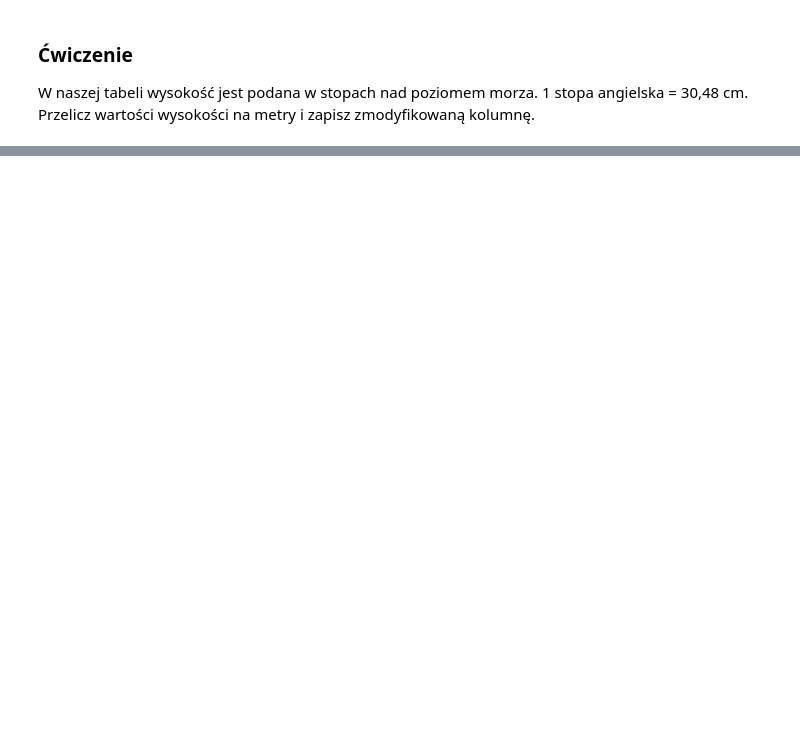
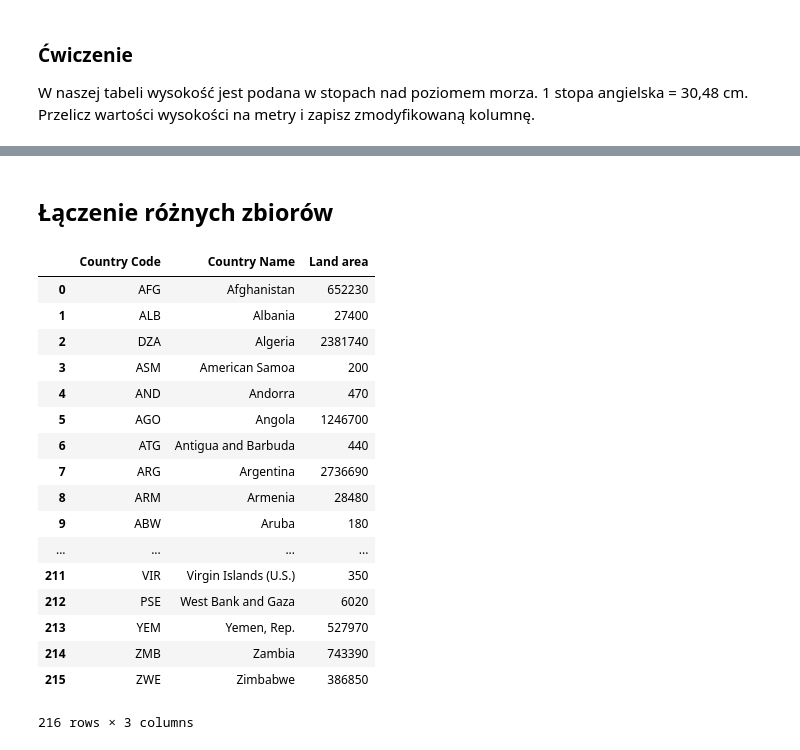
Before and after one commit to DELabUW/szkola-letnia-2015, a Jupyter notebook: zajecia/dzien1_open_flights_data.ipynb, the cells around one changed output, grey strips where cells are left out. Cells and saved outputs as stored; diff of their text form; code cells hidden in the pictures; blank space fills up the shorter version.

Commit message:
Joining multiple tables.

```diff
--- a/zajecia/dzien1_open_flights_data.ipynb
+++ b/zajecia/dzien1_open_flights_data.ipynb
@@ -285,0 +365,24 @@ W naszej tabeli wysokość jest podana w stopach nad poziomem morza. 1 stopa ang
+# %% [markdown]
+## Łączenie różnych zbiorów
+# %%
+areas = pd.read_csv("area.csv")
+areas
+# %% [output]
+|  | Country Code | Country Name | Land area |
+| 0 | AFG | Afghanistan | 652230 |
+| 1 | ALB | Albania | 27400 |
+| 2 | DZA | Algeria | 2381740 |
+| 3 | ASM | American Samoa | 200 |
+| 4 | AND | Andorra | 470 |
+| 5 | AGO | Angola | 1246700 |
+| 6 | ATG | Antigua and Barbuda | 440 |
+| 7 | ARG | Argentina | 2736690 |
+| 8 | ARM | Armenia | 28480 |
+| 9 | ABW | Aruba | 180 |
+| ... | ... | ... | ... |
+| 211 | VIR | Virgin Islands (U.S.) | 350 |
+| 212 | PSE | West Bank and Gaza | 6020 |
+| 213 | YEM | Yemen, Rep. | 527970 |
+| 214 | ZMB | Zambia | 743390 |
+| 215 | ZWE | Zimbabwe | 386850 |
+216 rows × 3 columns
```
Also changed, not shown: parts of 25 cells of this notebook, 2 other files.
